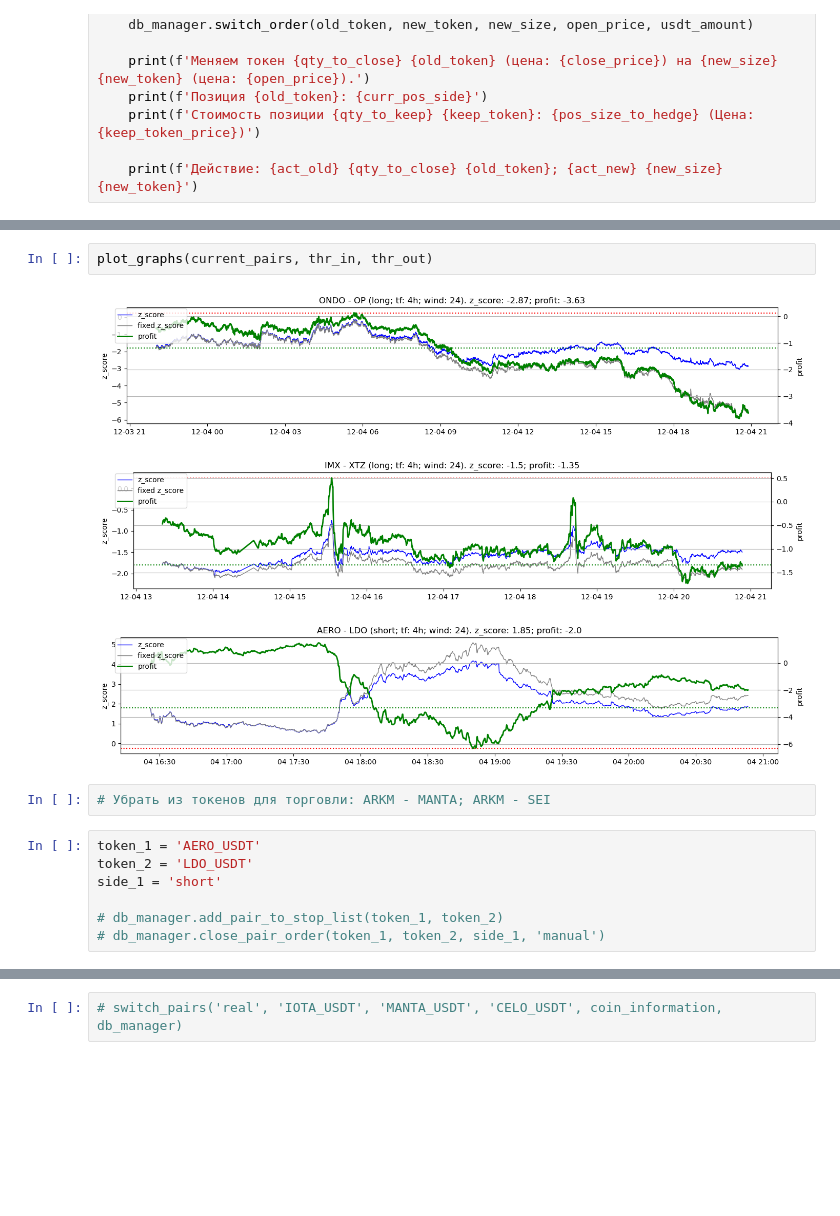
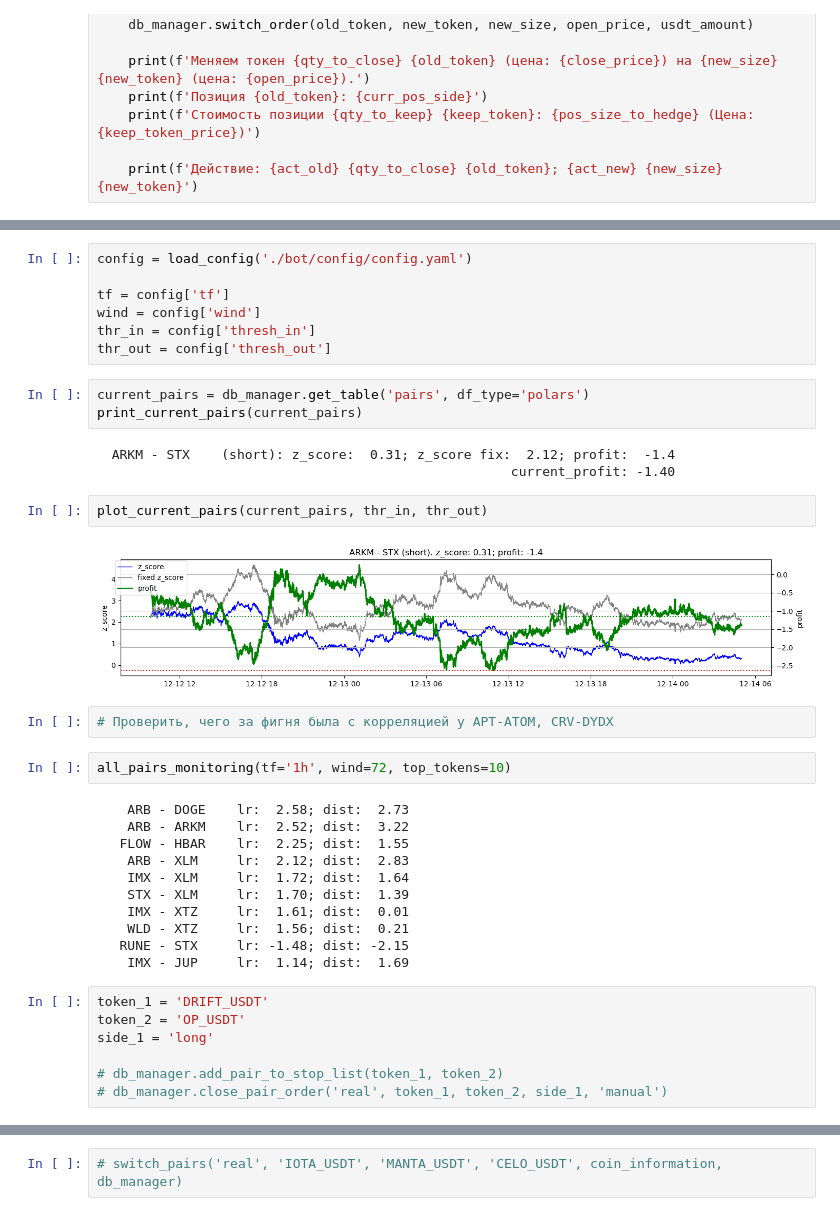
Before and after one commit to elterion/bot, a Jupyter notebook: 2. Monitoring.ipynb, the cells around one changed output, grey strips where cells are left out. Saved outputs shown, nothing was run; the diff lists cells and outputs as text; blank space fills up the shorter version.

```diff
--- a/2. Monitoring.ipynb
+++ b/2. Monitoring.ipynb
@@ -207,16 +84,40 @@ print(f'{" "*49} current_profit: {current_profit:.2f}')
+# %%
+config = load_config('./bot/config/config.yaml')
+
+tf = config['tf']
+wind = config['wind']
+thr_in = config['thresh_in']
+thr_out = config['thresh_out']
+# %%
+current_pairs = db_manager.get_table('pairs', df_type='polars')
+print_current_pairs(current_pairs)
+# %% [output]
+  ARKM - STX    (short): z_score:  0.31; z_score fix:  2.12; profit:  -1.4
+                                                     current_profit: -1.40
 # %%
-plot_graphs(current_pairs, thr_in, thr_out)
+plot_current_pairs(current_pairs, thr_in, thr_out)
 # %% [output]
-[figure, old version]
+[figure, new version]
-[figure, removed]
-[figure, removed]
-# %%
-# Убрать из токенов для торговли: ARKM - MANTA; ARKM - SEI
+# %%
+# Проверить, чего за фигня была с корреляцией у APT-ATOM, CRV-DYDX
+# %%
+all_pairs_monitoring(tf='1h', wind=72, top_tokens=10)
+# %% [output]
+    ARB - DOGE    lr:  2.58; dist:  2.73
+    ARB - ARKM    lr:  2.52; dist:  3.22
+   FLOW - HBAR    lr:  2.25; dist:  1.55
+    ARB - XLM     lr:  2.12; dist:  2.83
+    IMX - XLM     lr:  1.72; dist:  1.64
+    STX - XLM     lr:  1.70; dist:  1.39
+    IMX - XTZ     lr:  1.61; dist:  0.01
+    WLD - XTZ     lr:  1.56; dist:  0.21
+   RUNE - STX     lr: -1.48; dist: -2.15
+    IMX - JUP     lr:  1.14; dist:  1.69
 # %%
-token_1 = 'AERO_USDT'
-token_2 = 'LDO_USDT'
-side_1 = 'short'
+token_1 = 'DRIFT_USDT'
+token_2 = 'OP_USDT'
+side_1 = 'long'
 
 # db_manager.add_pair_to_stop_list(token_1, token_2)
-# db_manager.close_pair_order(token_1, token_2, side_1, 'manual')
+# db_manager.close_pair_order('real', token_1, token_2, side_1, 'manual')
 # %%
```
Also changed, not shown: parts of 14 cells of this notebook, 8 other files.
